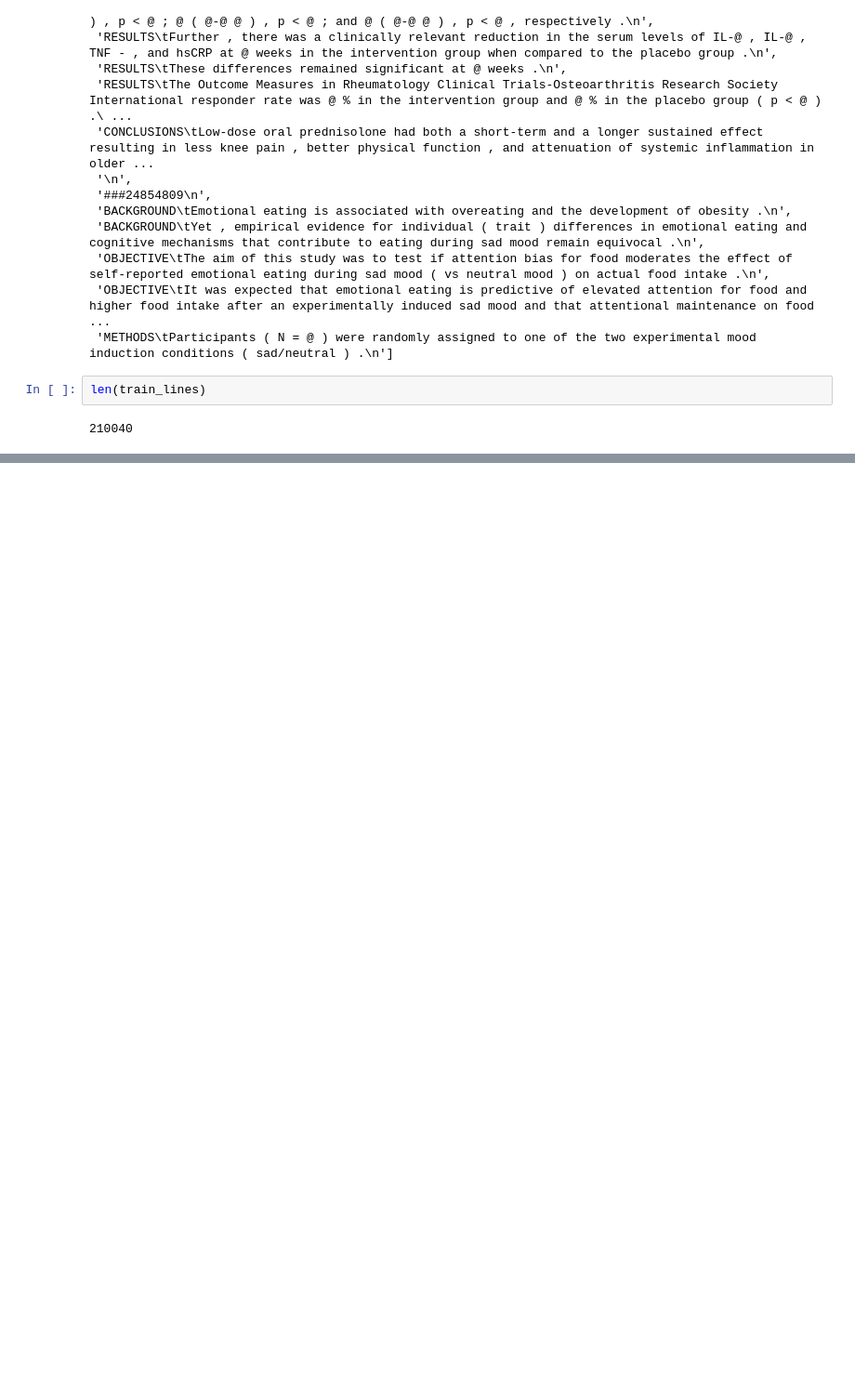
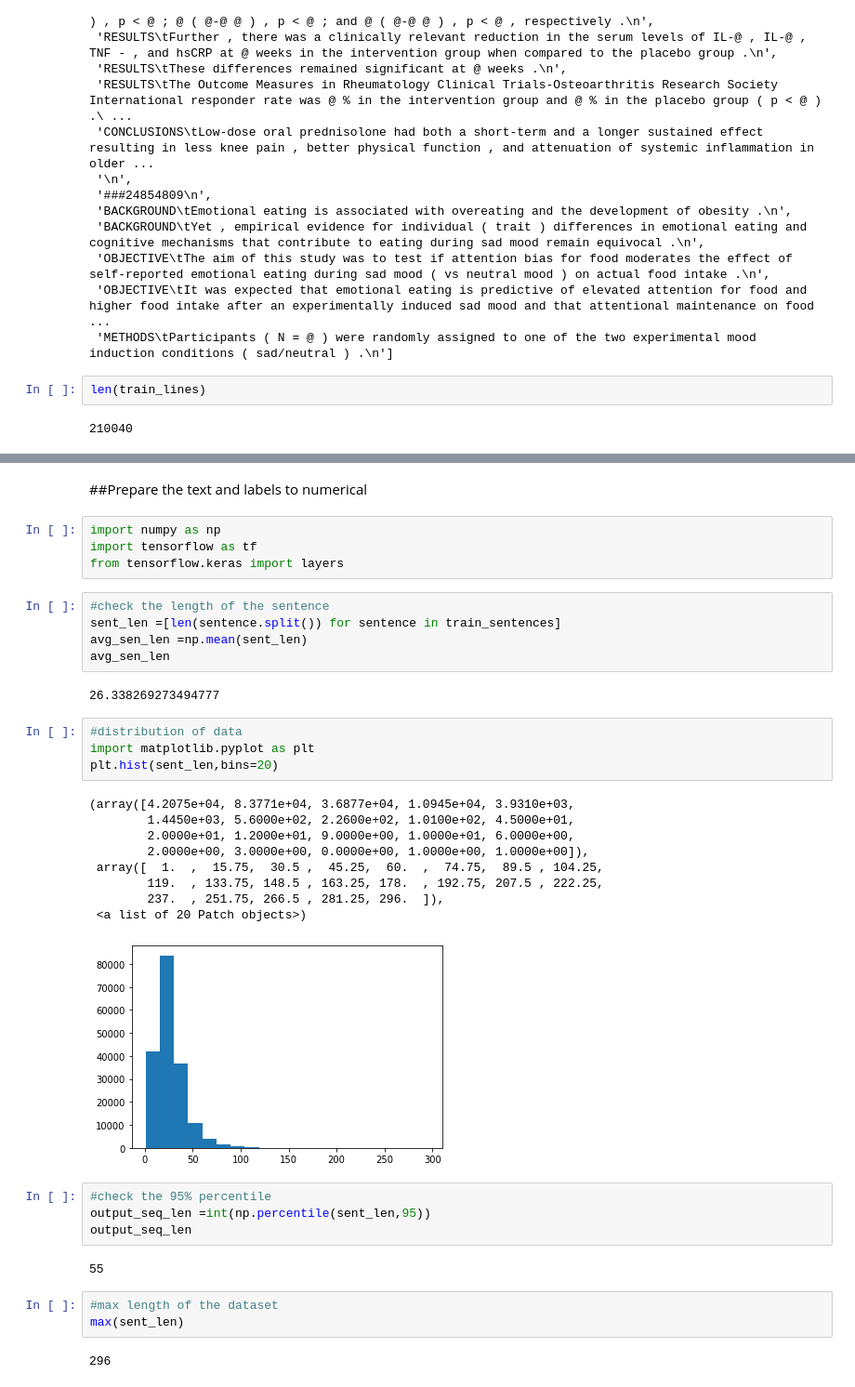
Before and after one commit to PasinduUkwatta/TensorFlow--Practise, a Jupyter notebook: 09_SkimLit_NLP_Project.ipynb, the cells around one changed output, grey strips where cells are left out. Shown: that part at 93% size. Drawn from its saved outputs; the diff is of its cells as text; blank space fills up the shorter version.

```diff
--- a/09_SkimLit_NLP_Project.ipynb
+++ b/09_SkimLit_NLP_Project.ipynb
@@ -86,0 +367,38 @@ len(train_lines)
+# %% [markdown]
+##Prepare the text and labels to numerical
+# %%
+import numpy as np
+import tensorflow as tf
+from tensorflow.keras import layers
+# %%
+#check the length of the sentence
+sent_len =[len(sentence.split()) for sentence in train_sentences]
+avg_sen_len =np.mean(sent_len)
+avg_sen_len
+# %% [output]
+26.338269273494777
+# %%
+#distribution of data
+import matplotlib.pyplot as plt
+plt.hist(sent_len,bins=20)
+# %% [output]
+(array([4.2075e+04, 8.3771e+04, 3.6877e+04, 1.0945e+04, 3.9310e+03,
+        1.4450e+03, 5.6000e+02, 2.2600e+02, 1.0100e+02, 4.5000e+01,
+        2.0000e+01, 1.2000e+01, 9.0000e+00, 1.0000e+01, 6.0000e+00,
+        2.0000e+00, 3.0000e+00, 0.0000e+00, 1.0000e+00, 1.0000e+00]),
+ array([  1.  ,  15.75,  30.5 ,  45.25,  60.  ,  74.75,  89.5 , 104.25,
+        119.  , 133.75, 148.5 , 163.25, 178.  , 192.75, 207.5 , 222.25,
+        237.  , 251.75, 266.5 , 281.25, 296.  ]),
+ <a list of 20 Patch objects>)
+[figure, added]
+# %%
+#check the 95% percentile
+output_seq_len =int(np.percentile(sent_len,95))
+output_seq_len
+# %% [output]
+55
+# %%
+#max length of the dataset
+max(sent_len)
+# %% [output]
+296
```
Also changed, not shown: parts of 26 cells of this notebook, 1 other file.
